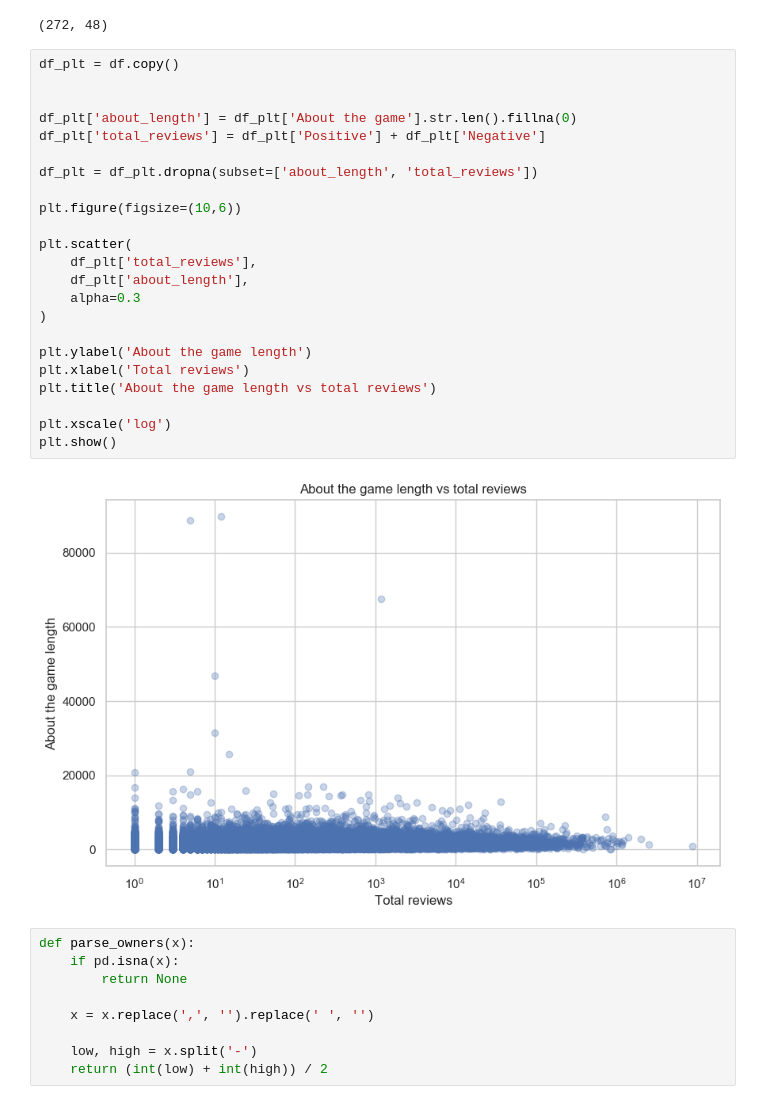
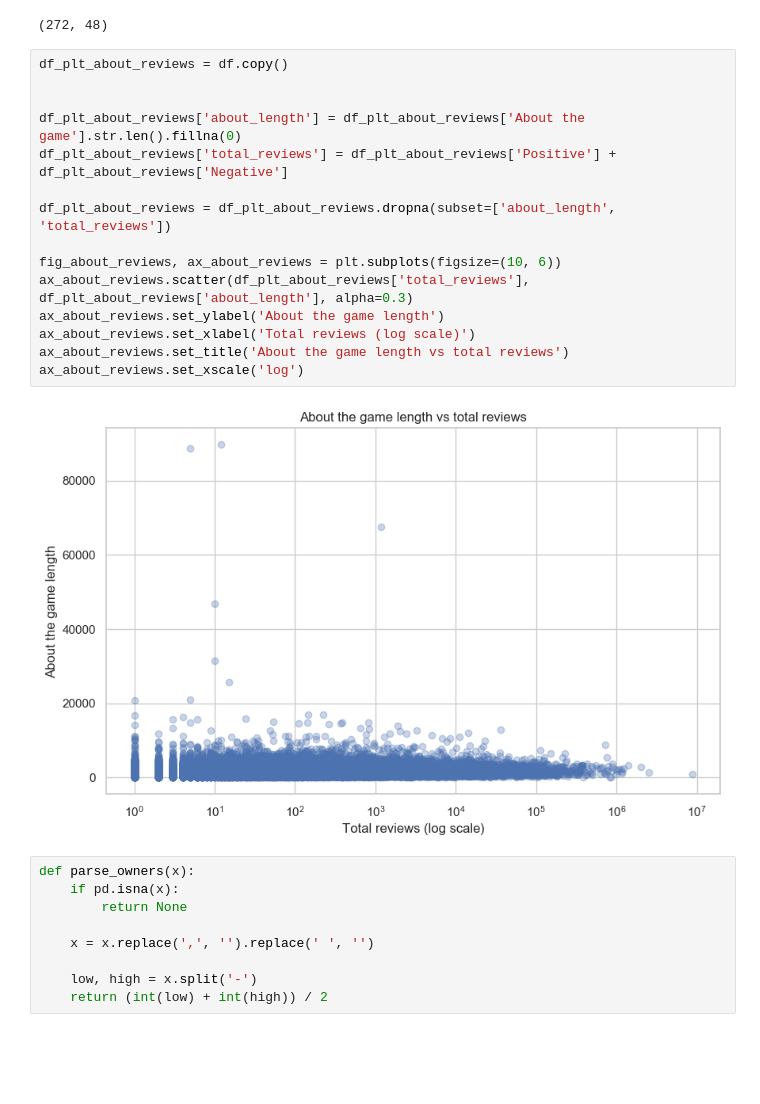
Before and after one commit to martastn/steam-games-dataset-analysis, a Jupyter notebook: main.ipynb, the cells around one changed output. Cells and saved outputs as stored; diff of their text form; blank space fills up the shorter version.

```diff
--- a/main.ipynb
+++ b/main.ipynb
@@ -575,30 +591,22 @@ df[
 # %% [output]
 (272, 48)
 # %%
-df_plt = df.copy()
+df_plt_about_reviews = df.copy()
 
 
-df_plt['about_length'] = df_plt['About the game'].str.len().fillna(0)
-df_plt['total_reviews'] = df_plt['Positive'] + df_plt['Negative']
+df_plt_about_reviews['about_length'] = df_plt_about_reviews['About the game'].str.len().fillna(0)
+df_plt_about_reviews['total_reviews'] = df_plt_about_reviews['Positive'] + df_plt_about_reviews['Negative']
 
-df_plt = df_plt.dropna(subset=['about_length', 'total_reviews'])
+df_plt_about_reviews = df_plt_about_reviews.dropna(subset=['about_length', 'total_reviews'])
 
-plt.figure(figsize=(10,6))
-
-plt.scatter(
-    df_plt['total_reviews'],
-    df_plt['about_length'],
-    alpha=0.3
-)
-
-plt.ylabel('About the game length')
-plt.xlabel('Total reviews')
-plt.title('About the game length vs total reviews')
-
-plt.xscale('log')
-plt.show()
+fig_about_reviews, ax_about_reviews = plt.subplots(figsize=(10, 6))
+ax_about_reviews.scatter(df_plt_about_reviews['total_reviews'], df_plt_about_reviews['about_length'], alpha=0.3)
+ax_about_reviews.set_ylabel('About the game length')
+ax_about_reviews.set_xlabel('Total reviews (log scale)')
+ax_about_reviews.set_title('About the game length vs total reviews')
+ax_about_reviews.set_xscale('log')
 # %% [output]
-[figure, old version]
+[figure, new version]
 # %%
 def parse_owners(x):
     if pd.isna(x):
```
Also changed, not shown: parts of 92 cells of this notebook.
